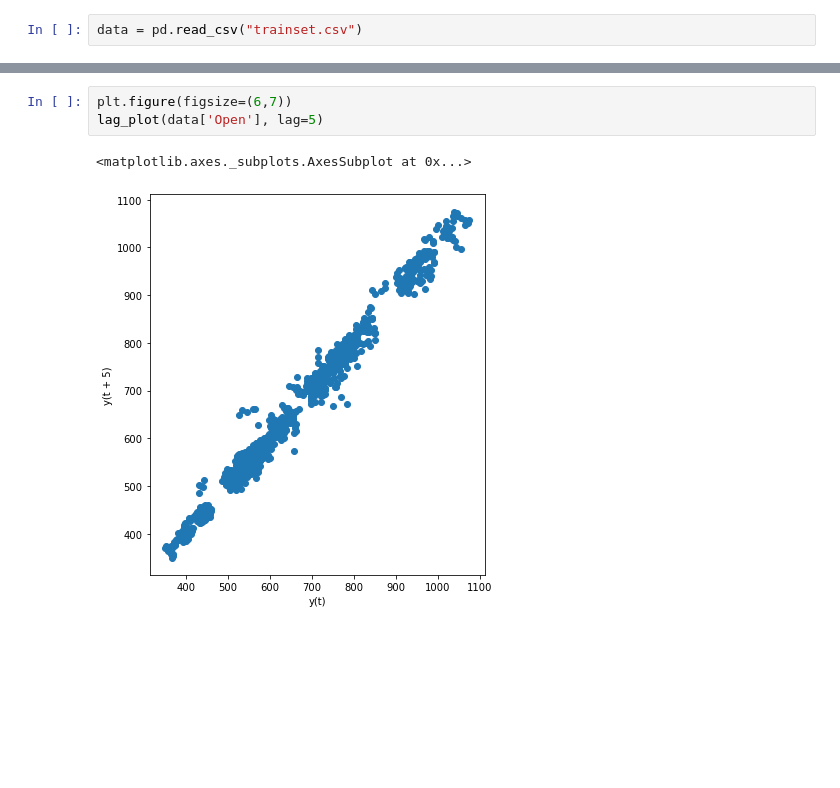
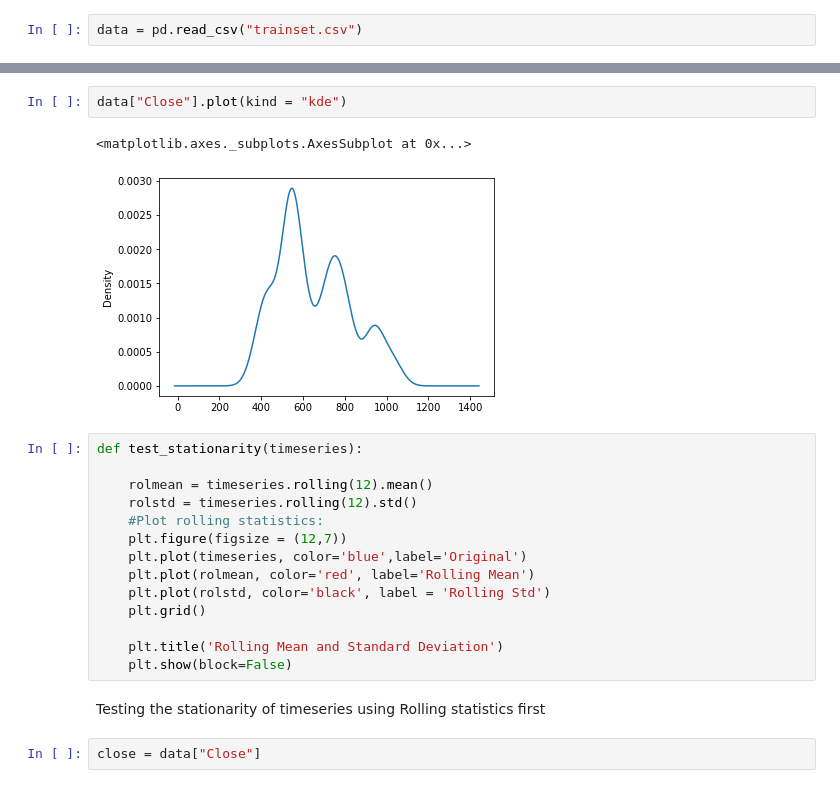
Before and after one commit to Prajjwal009/Quant, a Jupyter notebook: ARIMA prediction.ipynb, the cells around one changed output, grey strips where cells are left out. Saved outputs shown, nothing was run; the diff lists cells and outputs as text; blank space fills up the shorter version.

```diff
--- a/ARIMA prediction.ipynb
+++ b/ARIMA prediction.ipynb
@@ -42,6 +37,23 @@ Text(0.5, 1.0, 'Tesla Close Price')
-# %%
-plt.figure(figsize=(6,7))
-lag_plot(data['Open'], lag=5)
-# %% [output]
-<matplotlib.axes._subplots.AxesSubplot at 0x...>
-[figure, removed]
+# %%
+data["Close"].plot(kind = "kde")
+# %% [output]
+<matplotlib.axes._subplots.AxesSubplot at 0x...>
+[figure, added]
+# %%
+def test_stationarity(timeseries):
+
+    rolmean = timeseries.rolling(12).mean()
+    rolstd = timeseries.rolling(12).std()
+    #Plot rolling statistics:
+    plt.figure(figsize = (12,7))
+    plt.plot(timeseries, color='blue',label='Original')
+    plt.plot(rolmean, color='red', label='Rolling Mean')
+    plt.plot(rolstd, color='black', label = 'Rolling Std')
+    plt.grid()
+
+    plt.title('Rolling Mean and Standard Deviation')
+    plt.show(block=False)
+# %% [markdown]
+Testing the stationarity of timeseries using Rolling statistics first
+# %%
+close = data["Close"]
```
Also changed, not shown: parts of 12 cells of this notebook, 1 other file.
